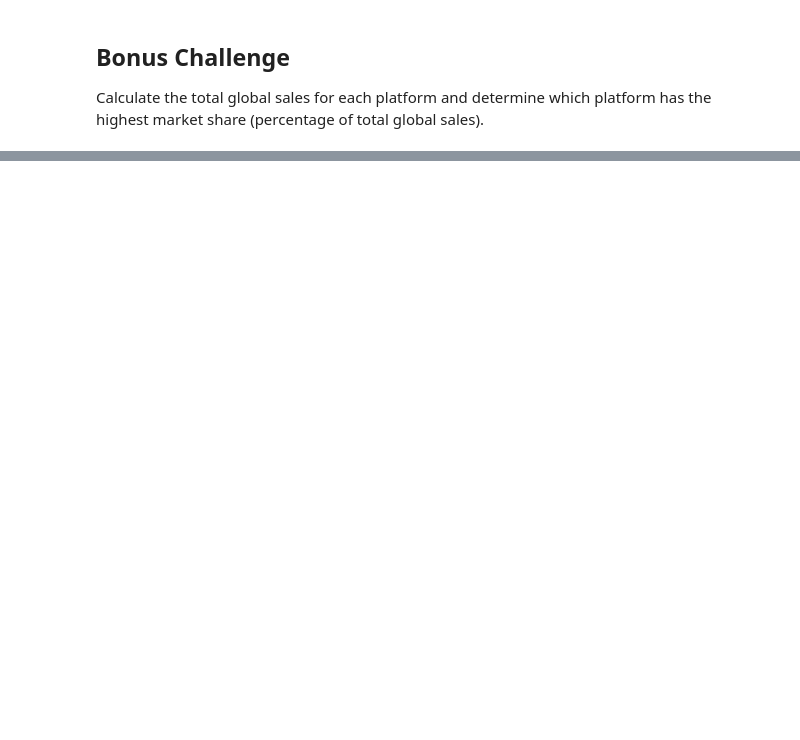
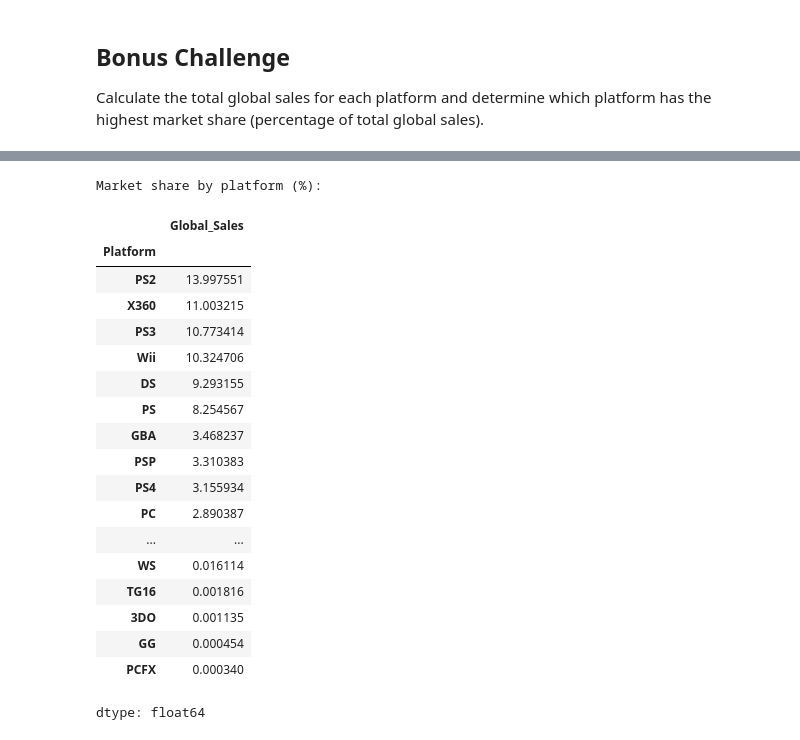
Before and after one commit to sprince0031/ICT-Python-ML, a Jupyter notebook: Week 3/Notebooks/Week3_solutions.ipynb, the cells around one changed output, grey strips where cells are left out. Saved outputs shown, nothing was run; the diff lists cells and outputs as text; code cells hidden in the pictures; blank space fills up the shorter version.

```diff
--- a/Week 3/Notebooks/Week3_solutions.ipynb
+++ b/Week 3/Notebooks/Week3_solutions.ipynb
@@ -210,13 +402,29 @@ Calculate the total global sales for each platform and determine which platform
 # %%
-# Calculate total sales per platform
-platform_sales = df.groupby('Platform')['Global_Sales'].sum().sort_values(ascending=False)
-print("\nTotal global sales by platform:")
-print(platform_sales)
-
 # Calculate total global sales for all games
 total_global_sales = df['Global_Sales'].sum()
 
 # Calculate market share
 market_share = (platform_sales / total_global_sales) * 100
 print("\nMarket share by platform (%):")
-print(market_share)
+display(market_share)
+# %% [output]
+Market share by platform (%):
+|  | Global_Sales |
+| Platform |  |
+| PS2 | 13.997551 |
+| X360 | 11.003215 |
+| PS3 | 10.773414 |
+| Wii | 10.324706 |
+| DS | 9.293155 |
+| PS | 8.254567 |
+| GBA | 3.468237 |
+| PSP | 3.310383 |
+| PS4 | 3.155934 |
+| PC | 2.890387 |
+| ... | ... |
+| WS | 0.016114 |
+| TG16 | 0.001816 |
+| 3DO | 0.001135 |
+| GG | 0.000454 |
+| PCFX | 0.000340 |
+dtype: float64
```
Also changed, not shown: parts of 15 cells of this notebook.
